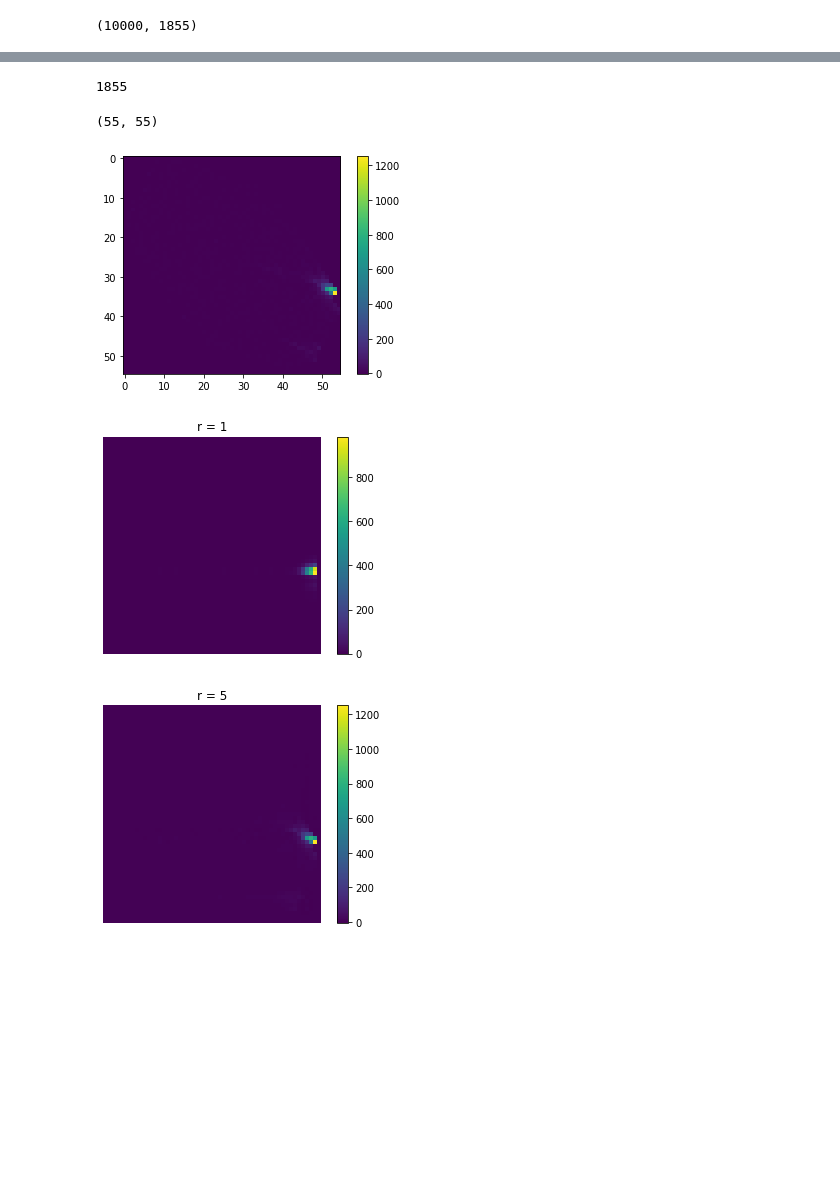
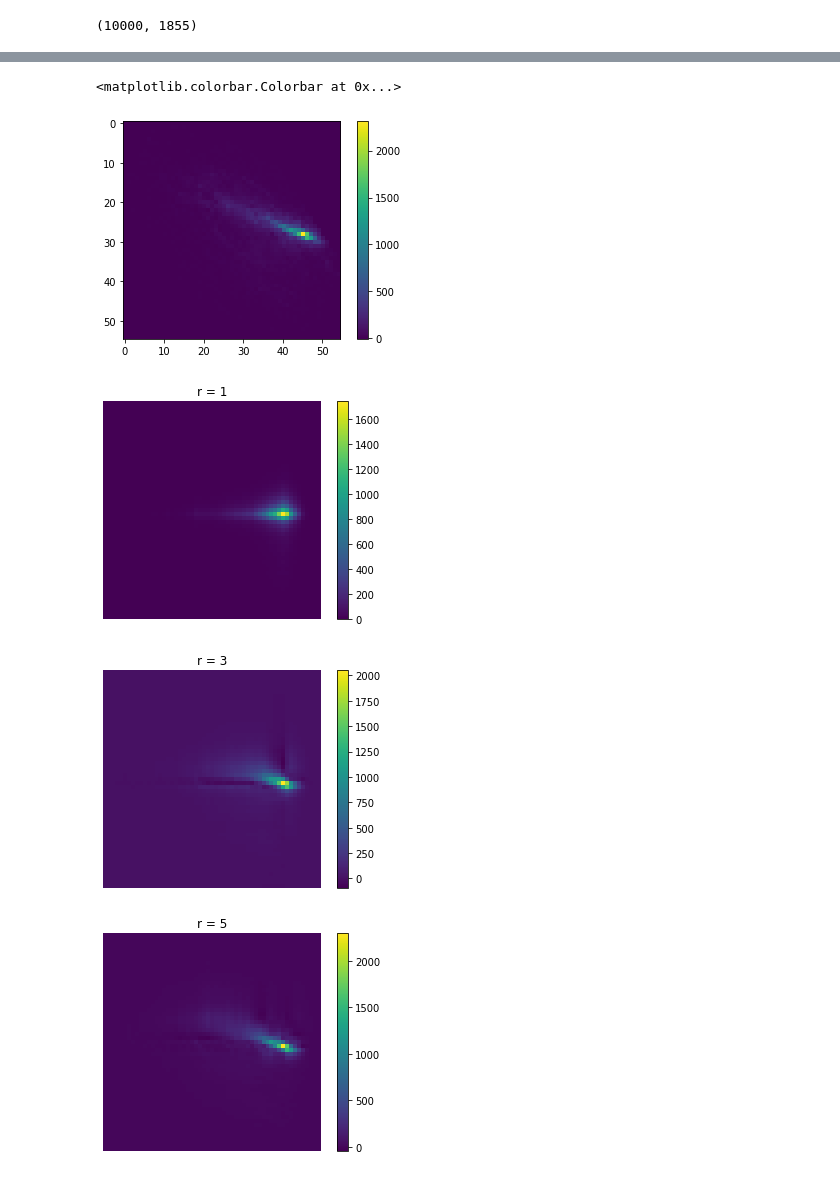
Before and after one commit to Khadimou/cta, a Jupyter notebook: base_test.ipynb, the cells around one changed output, grey strips where cells are left out. Cells and saved outputs as stored; diff of their text form; code cells hidden in the pictures; blank space fills up the shorter version.

```diff
--- a/base_test.ipynb
+++ b/base_test.ipynb
@@ -3,7 +3,7 @@ import tables
 import matplotlib.pyplot as plt
 import numpy as np
 # %%
-hfile = tables.open_file("dl1_5205_1.h5","r")
+hfile = tables.open_file("Data/dl1_5205_10.h5","r")
 # %%
 hfile
 # %% [output]
@@ -63,32 +61,35 @@ matrix = np.zeros(55*55)
 # %%
 matrix[htable] = tab_good_event[0]
-# %% [output]
-1855
 # %%
 res = matrix.reshape(55,55)
 plt.imshow(res)
 plt.colorbar()
 # %% [output]
-(55, 55)
+<matplotlib.colorbar.Colorbar at 0x...>
-[figure, old version]
+[figure, new version]
 # %%
 # Applying SVD
-U, S, VT = np.linalg.svd(res,full_matrices=False) # Deterministic SVD
+U, S, VT = np.linalg.svd(res,full_matrices=False,# It's not necessary to compute the full matrix of U or V
+      compute_uv=True) # Deterministic SVD
 
 S = np.diag(S)
 
 j = 0
 # Approximation d'image au rang r
-for r in (1, 5):
+for r in (1, 3, 5):
     # Construct approximate image
     Xapprox = U[:,:r] @ S[0:r,:r] @ VT[:r,:]
     plt.figure(j+1)
     j += 1
     img = plt.imshow(Xapprox)
+    plt.imsave('hashimg'+str(r)+'.png' , Xapprox)
     plt.colorbar()
     plt.axis('off')
     plt.title('r = ' + str(r))
     plt.show()
+
+# En gardant seulement les 3 ou 5 premières colonnes de U et VT et S en 3x3 on reconstruit exactement notre image précédente
 # %% [output]
-[figure, old version]
+[figure, new version]
-[figure, old version]
+[figure, new version]
+[figure, added]
```
Also changed, not shown: parts of 10 cells of this notebook.
